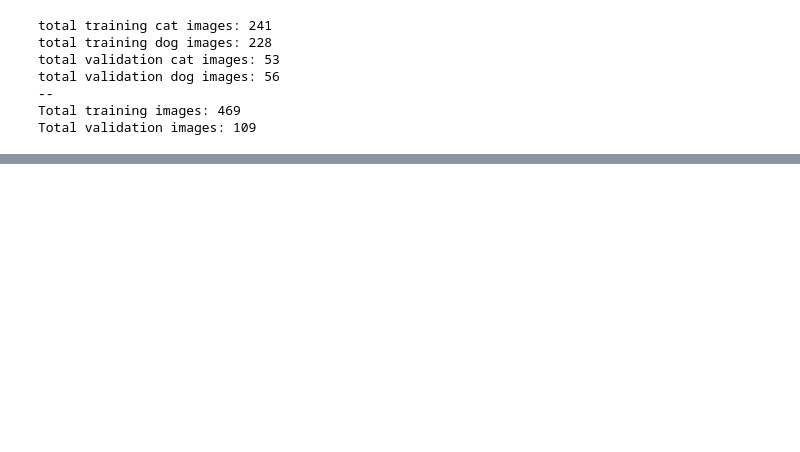
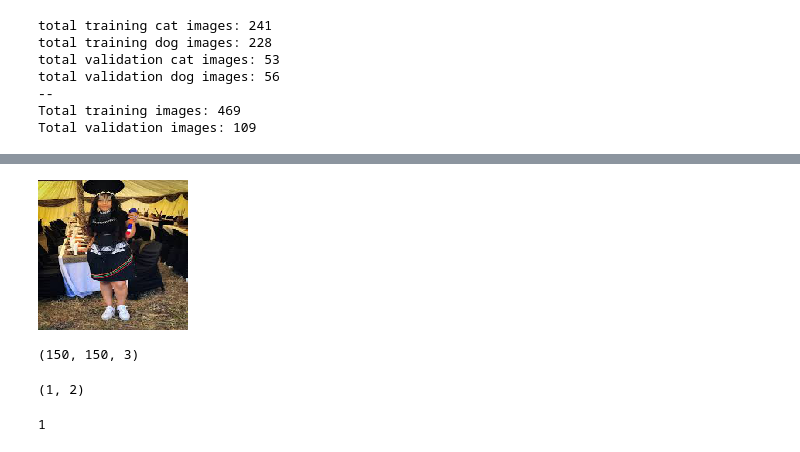
Before and after one commit to relebohilebiza/MVCTutorial, a Jupyter notebook: My_Real_Project.ipynb, the cells around one changed output, grey strips where cells are left out. Saved outputs shown, nothing was run; the diff lists cells and outputs as text; code cells hidden in the pictures; blank space fills up the shorter version.

```diff
--- a/My_Real_Project.ipynb
+++ b/My_Real_Project.ipynb
@@ -212,0 +220,27 @@ plt.show()
+# %%
+predictions = model.predict(val_data_gen)
+predictions[0]
+import numpy as np
+import PIL.Image as Image
+
+IMAGE_SHAPE = (150, 150)
+
+grace_hopper = Image.open('/content/test/repat6.jpg').resize(IMAGE_SHAPE)
+grace_hopper
+# %% [output]
+[figure, added]
+# %%
+grace_hopper = np.array(grace_hopper)/150.0
+grace_hopper.shape
+# %% [output]
+(150, 150, 3)
+# %%
+result = model.predict(grace_hopper[np.newaxis, ...])
+result.shape
+# %% [output]
+(1, 2)
+# %%
+predicted_class = np.argmax(result[0], axis=-1)
+predicted_class
+# %% [output]
+1
```
Also changed, not shown: parts of 16 cells of this notebook.
